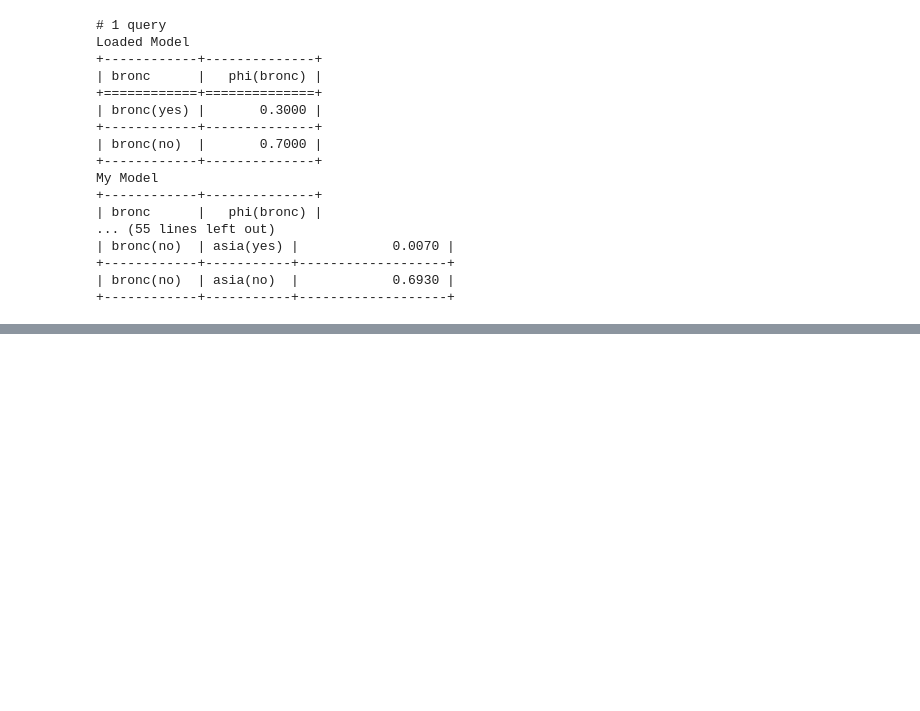
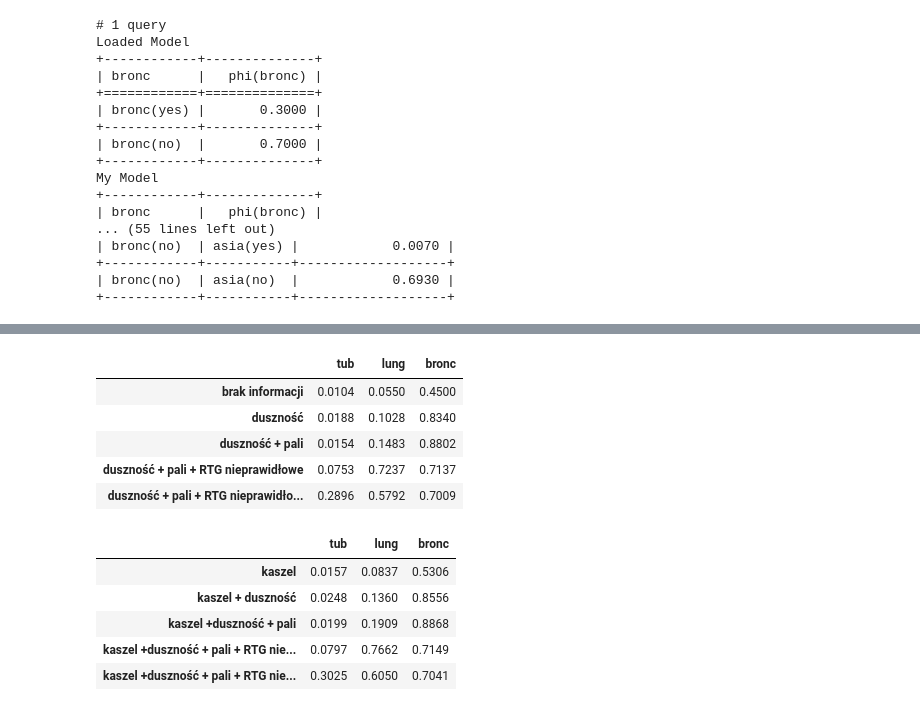
Before and after one commit to xXKeNdAmAmAsTeRXx/IFM_konwoledge_enginnering, a Jupyter notebook: src/ifm_konwoledge_enginnering/labs/3_lab_pgmpy/Lab3_tasks.ipynb, the cells around one changed output, grey strips where cells are left out. Drawn from its saved outputs; the diff is of its cells as text; code cells hidden in the pictures; blank space fills up the shorter version.

```diff
--- a/src/ifm_konwoledge_enginnering/labs/3_lab_pgmpy/Lab3_tasks.ipynb
+++ b/src/ifm_konwoledge_enginnering/labs/3_lab_pgmpy/Lab3_tasks.ipynb
@@ -242,0 +294,49 @@ My Model
+# %%
+import pandas as pd
+
+
+asia_infer = VariableElimination(asia_model)
+diseases = ["tub", "lung", "bronc"]
+
+def diagnose(evidence):
+    # Zwraca P(choroba = yes | evidence) dla każdej choroby
+    q = asia_infer.query(variables=diseases, evidence=evidence, joint=False)
+    return {d: round(q[d].get_value(**{d: "yes"}), 4) for d in diseases}
+
+
+scenarios = {
+    "brak informacji": {},
+    "duszność": {"dysp": "yes"},
+    "duszność + pali": {"dysp": "yes", "smoke": "yes"},
+    "duszność + pali + RTG nieprawidłowe": {"dysp": "yes", "smoke": "yes", "xray": "yes"},
+    "duszność + pali + RTG nieprawidłowe + Azja": {"dysp": "yes", "smoke": "yes", "xray": "yes", "asia": "yes"},
+}
+
+
+scenarios_with_cough = {
+    "kaszel": {"cough": "yes"},
+    "kaszel + duszność": {"cough": "yes", "dysp": "yes"},
+    "kaszel +duszność + pali": {"cough": "yes", "dysp": "yes", "smoke": "yes"},
+    "kaszel +duszność + pali + RTG nieprawidłowe": {"cough": "yes", "dysp": "yes", "smoke": "yes", "xray": "yes"},
+    "kaszel +duszność + pali + RTG nieprawidłowe + Azja": {"cough": "yes", "dysp": "yes", "smoke": "yes", "xray": "yes", "asia": "yes"},
+}
+
+
+diag = pd.DataFrame({name: diagnose(ev) for name, ev in scenarios.items()}).T
+display(diag)
+
+diag_c = pd.DataFrame({name: diagnose(ev) for name, ev in scenarios_with_cough.items()}).T
+display(diag_c)
+# %% [output]
+|  | tub | lung | bronc |
+| brak informacji | 0.0104 | 0.0550 | 0.4500 |
+| duszność | 0.0188 | 0.1028 | 0.8340 |
+| duszność + pali | 0.0154 | 0.1483 | 0.8802 |
+| duszność + pali + RTG nieprawidłowe | 0.0753 | 0.7237 | 0.7137 |
+| duszność + pali + RTG nieprawidło... | 0.2896 | 0.5792 | 0.7009 |
+|  | tub | lung | bronc |
+| kaszel | 0.0157 | 0.0837 | 0.5306 |
+| kaszel + duszność | 0.0248 | 0.1360 | 0.8556 |
+| kaszel +duszność + pali | 0.0199 | 0.1909 | 0.8868 |
+| kaszel +duszność + pali + RTG nie... | 0.0797 | 0.7662 | 0.7149 |
+| kaszel +duszność + pali + RTG nie... | 0.3025 | 0.6050 | 0.7041 |
```
Also changed, not shown: parts of 7 cells of this notebook.
